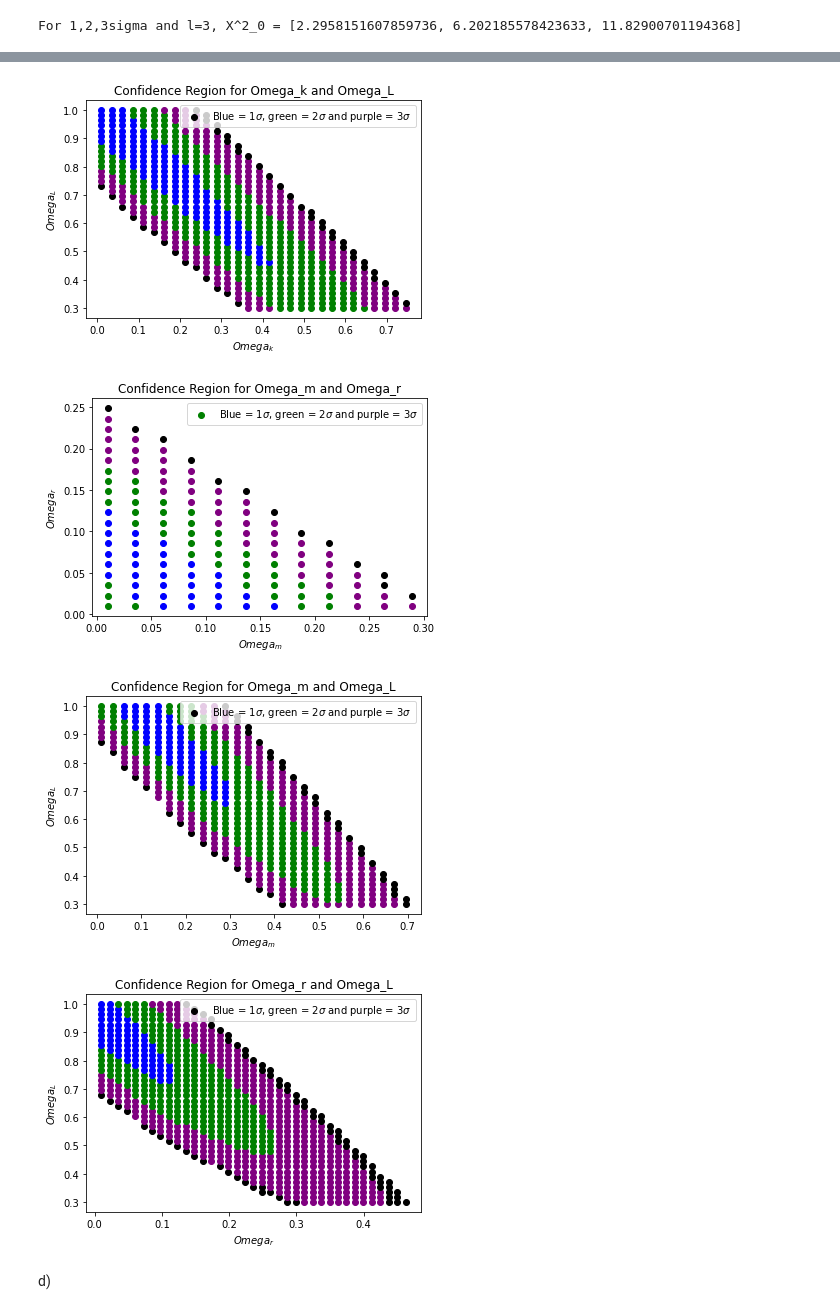
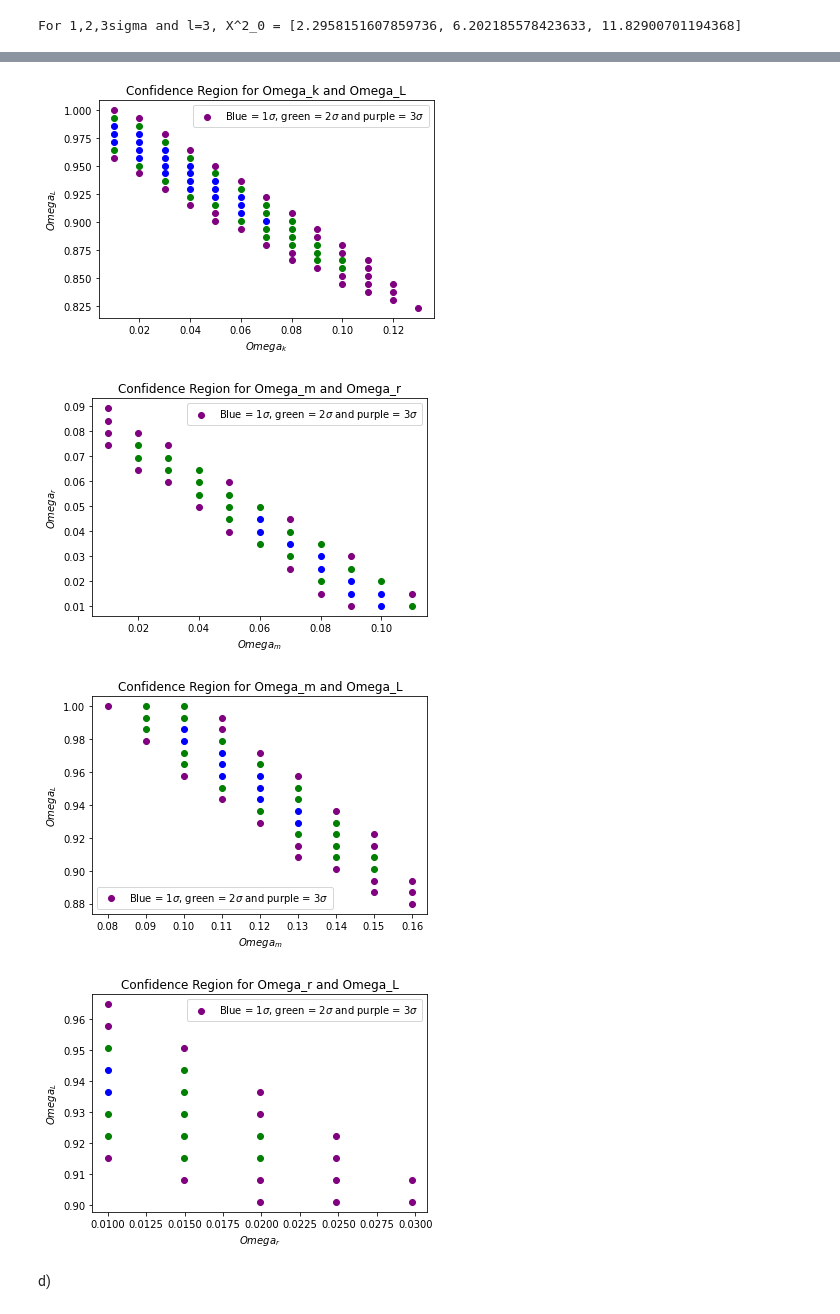
Before and after one commit to eduardojsbarroso/analise_de_dados, a Jupyter notebook: Lista_2_ab.ipynb, the cells around one changed output, grey strips where cells are left out. Cells and saved outputs as stored; diff of their text form; code cells hidden in the pictures.

```diff
--- a/Lista_2_ab.ipynb
+++ b/Lista_2_ab.ipynb
@@ -164,9 +164,9 @@ For 1,2,3sigma and l=3, X^2_0 = [2.2958151607859736, 6.202185578423633, 11.82900
 # %%
 #To find the confidence region, we must compute the parameter values so that -2ln \lambda < x0
 ln_L = sp1.likelihood_ln(sp1.theta['x'])
-interval0 = np.linspace(40 ,100, 40)
-interval1 = np.linspace(0.01 ,1.0, 40)
-interval2 = np.linspace(0.01 ,1.0, 40)
+interval0 = np.linspace(40 ,100, 100)
+interval1 = np.linspace(0.01 ,1.0, 100)
+interval2 = np.linspace(0.01 ,1.0, 100)
 intervals = [interval0, interval1, interval2]
 pairs = [[0,1],[0,2],[1,2]]
 labels = [['H0', 'Omega_m'],['H0', 'Omega_L'],['Omega_m', 'Omega_L']]
@@ -181,17 +181,20 @@ for p in range (0,3):
             c = ['black']
             label = ['']
             try:
-                lambda_f0 = sp1.likelihood_ln(theta0) / ln_L
+                lambda_f0 = sp1.likelihood_ln(theta0) - ln_L
                 if lambda_f0<x0_list[0]:
                     c[0]='blue'
                     label='$1\sigma$'
+                    plt.scatter(a, b, c=c)
                 elif lambda_f0 > x0_list[0] and lambda_f0 <x0_list[1]:
                     c[0]='green'
                     label='$2\sigma$'
+                    plt.scatter(a, b, c=c)
                 elif lambda_f0 > x0_list[1] and lambda_f0 <x0_list[2]:
                     c[0]='purple'
                     label='$3\sigma$'
-                plt.scatter(a, b, c=c)
+                    plt.scatter(a, b, c=c)
+
             except ValueError:
                 pass
     plt.legend(['Blue = $1\sigma$, green = $2\sigma$ and purple = $3\sigma$'])
@@ -334,11 +337,11 @@ For 1,2,3sigma and l=3, X^2_0 = [2.2958151607859736, 6.202185578423633, 11.82900
 ln_L = sp2.likelihood_ln(sp2.theta['x'])
 
 
-interval0 = np.linspace(40 ,100, 40)
-interval1 = np.linspace(0.01 ,1.0, 40)
-interval2 = np.linspace(0.01 ,1.0, 40)
-interval3 = np.linspace(0.01 ,0.5, 40)
-interval4 = np.linspace(0.3 ,1.0, 40)
+interval0 = np.linspace(40 ,100, 100)
+interval1 = np.linspace(0.01 ,1.0, 100)
+interval2 = np.linspace(0.01 ,1.0, 100)
+interval3 = np.linspace(0.01 ,0.5, 100)
+interval4 = np.linspace(0.3 ,1.0, 100)
 labels = ['H0','Omega_k','Omega_m','Omega_r','Omega_L']
 
 
@@ -366,17 +369,19 @@ for p in labels:
                 c = ['black']
                 label = ['']
                 try:
-                    lambda_f0 = sp2.likelihood_ln(theta0) / ln_L
+                    lambda_f0 = sp2.likelihood_ln(theta0) - ln_L
                     if lambda_f0<x0_list[0]:
                         c[0]='blue'
                         label='$1\sigma$'
+                        plt.scatter(a, b, c=c)
                     elif lambda_f0 > x0_list[0] and lambda_f0 <x0_list[1]:
                         c[0]='green'
                         label='$2\sigma$'
+                        plt.scatter(a, b, c=c)
                     elif lambda_f0 > x0_list[1] and lambda_f0 <x0_list[2]:
                         c[0]='purple'
                         label='$3\sigma$'
-                    plt.scatter(a, b, c=c)
+                        plt.scatter(a, b, c=c)
                 except ValueError:
                     pass
         plt.legend(['Blue = $1\sigma$, green = $2\sigma$ and purple = $3\sigma$'])
@@ -394,7 +399,7 @@ for p in labels:
-[figure, old version]
+[figure, new version]
-[figure, old version]
+[figure, new version]
-[figure, old version]
+[figure, new version]
-[figure, old version]
+[figure, new version]
 # %% [markdown]
 d)
 # %%
```
Also changed, not shown: parts of 4 cells of this notebook.
